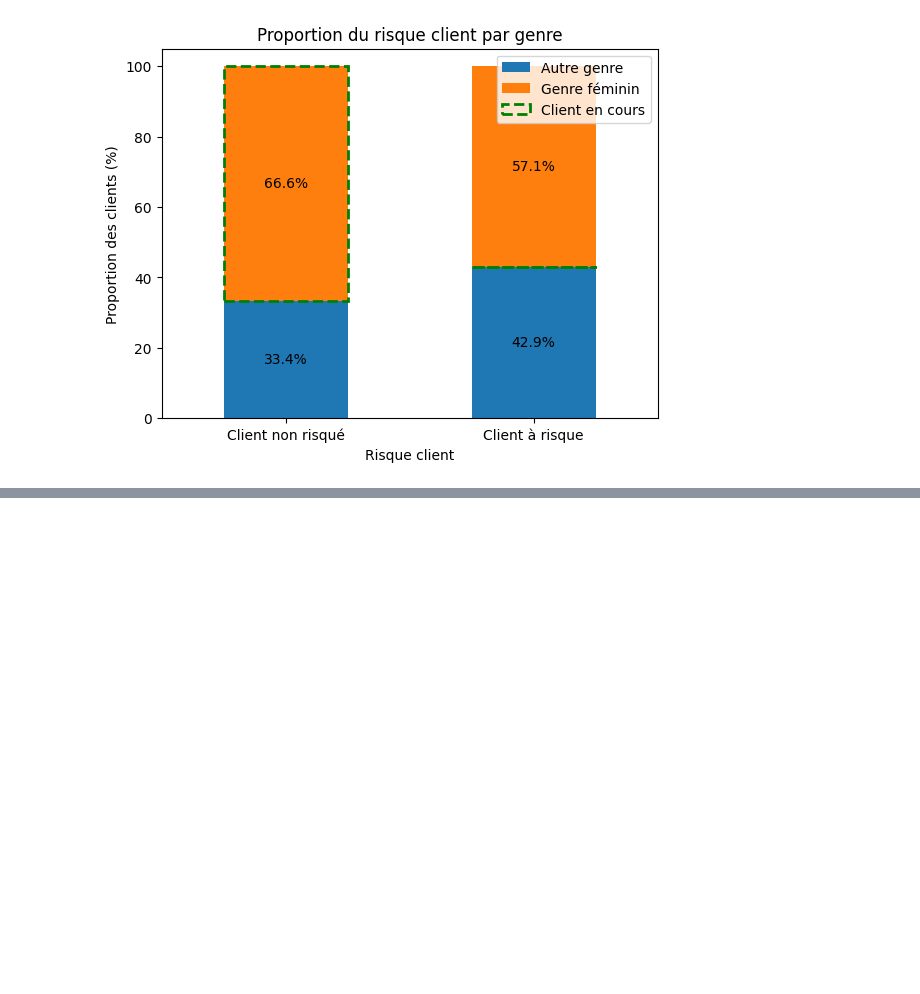
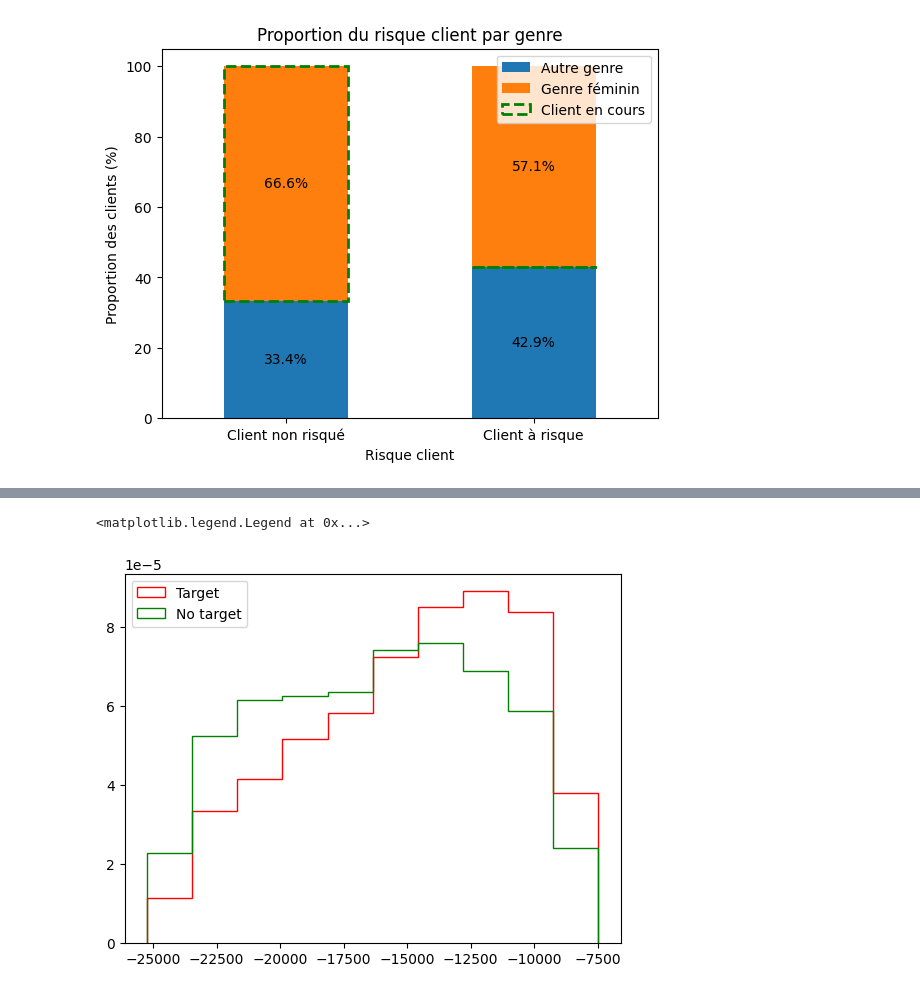
Before and after one commit to gbujo/OpenClassroom-PJ_7, a Jupyter notebook: sources/dashboard/Prepa_dashboard.ipynb, the cells around one changed output, grey strips where cells are left out. Cells and saved outputs as stored; diff of their text form; code cells hidden in the pictures; blank space fills up the shorter version.

```diff
--- a/sources/dashboard/Prepa_dashboard.ipynb
+++ b/sources/dashboard/Prepa_dashboard.ipynb
@@ -395,0 +423,4 @@ plt.show()
+# %%
+for name, group in data_grouped:
+    print(name)
+    print(group.head())
@@ -395,0 +442,10 @@ plt.show()
+# %%
+serie=[]
+for name, group in data_grouped:
+    serie.append(group.to_list())
+# %%
+plt.hist(serie, density=True, label=['No target', 'Target'], color=['g', 'r'], histtype='step')
+plt.legend()
+# %% [output]
+<matplotlib.legend.Legend at 0x...>
+[figure, added]
```
Also changed, not shown: parts of 13 cells of this notebook, 2 other files.
